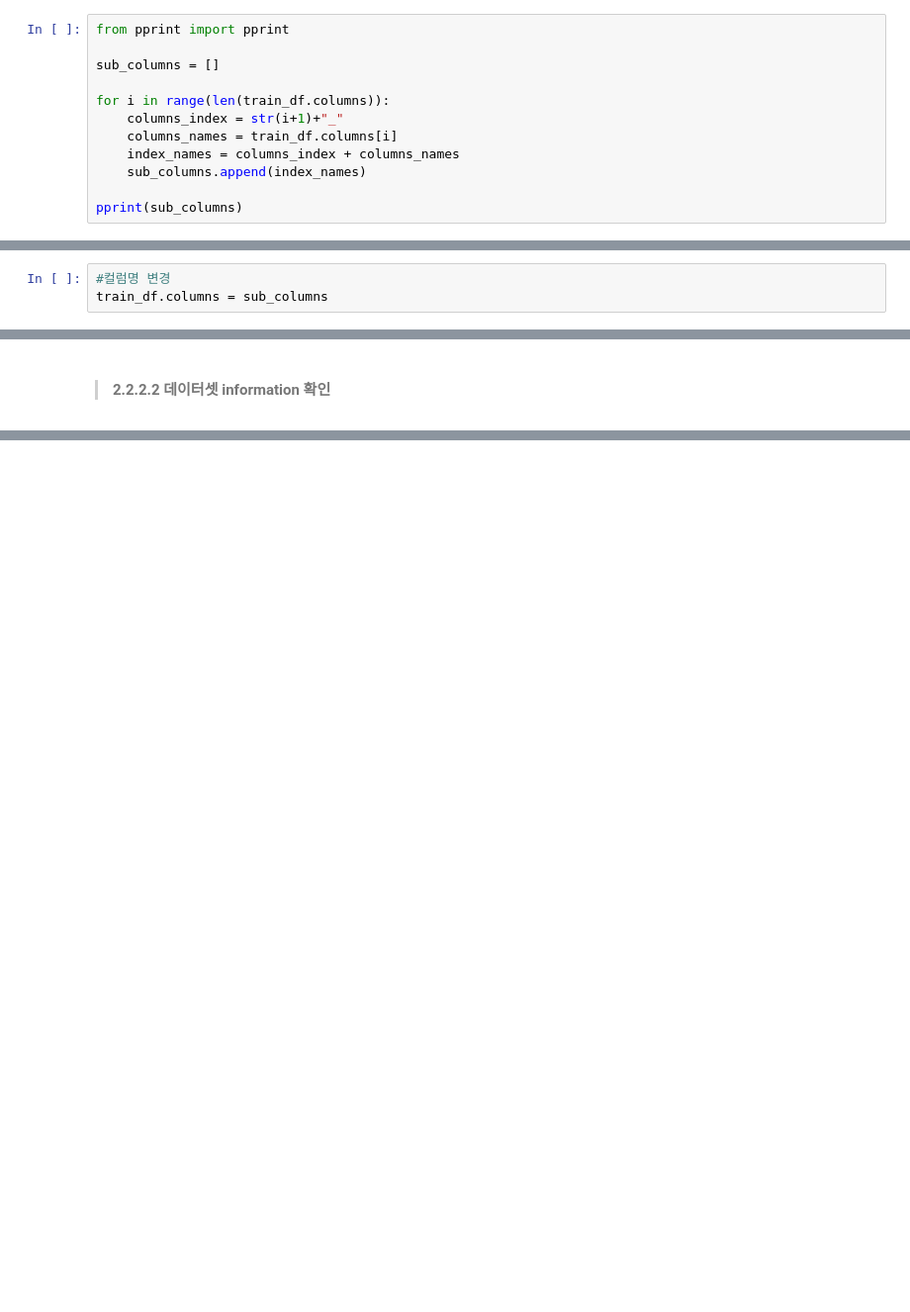
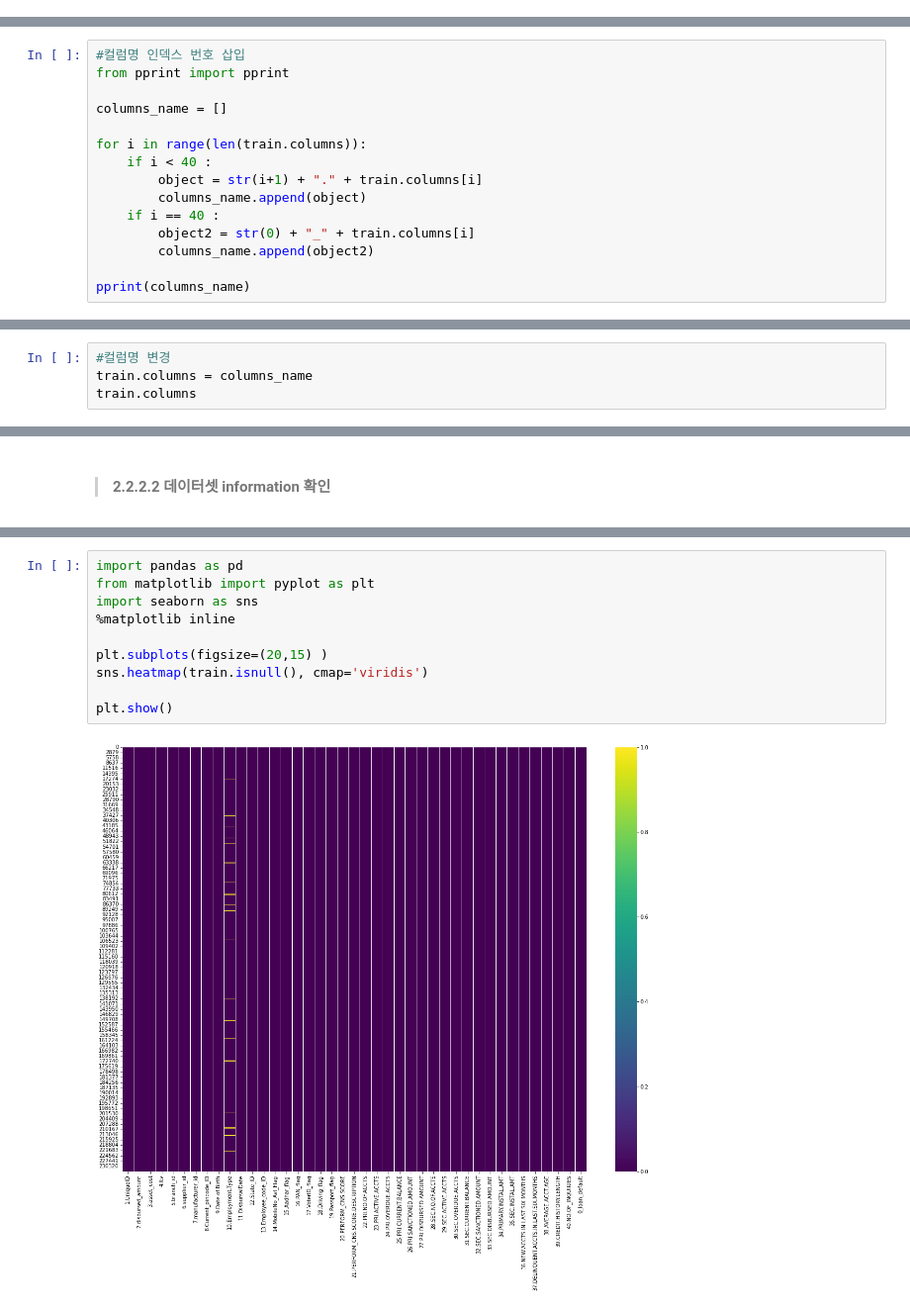
Before and after one commit to countifs/kaggle, a Jupyter notebook: L&T_Vehicle_Loan_Default_Prediction.ipynb, the cells around one changed output, grey strips where cells are left out. Shown at 99% size. Drawn from its saved outputs; the diff is of its cells as text; blank space fills up the shorter version.

```diff
--- a/L&T_Vehicle_Loan_Default_Prediction.ipynb
+++ b/L&T_Vehicle_Loan_Default_Prediction.ipynb
@@ -201,14 +222,2 @@ Index(['UniqueID', 'disbursed_amount', 'asset_cost', 'ltv', 'branch_id',
 # %% [markdown]
  > #### **2.2.2.1 컬럼명 인덱스 번호 삽입**
-# %%
-from pprint import pprint
-
-sub_columns = []
-
-for i in range(len(train_df.columns)):
-    columns_index = str(i+1)+"_"
-    columns_names = train_df.columns[i]
-    index_names = columns_index + columns_names
-    sub_columns.append(index_names)
-
-pprint(sub_columns)
@@ -232,0 +242,15 @@ pprint(sub_columns)
+# %%
+#컬럼명 인덱스 번호 삽입
+from pprint import pprint
+
+columns_name = []
+
+for i in range(len(train.columns)):
+    if i < 40 :
+        object = str(i+1) + "." + train.columns[i]
+        columns_name.append(object)
+    if i == 40 :
+        object2 = str(0) + "_" + train.columns[i]
+        columns_name.append(object2)
+
+pprint(columns_name)
@@ -233,3 +275,4 @@ pprint(sub_columns)
 # %%
 #컬럼명 변경
-train_df.columns = sub_columns
+train.columns = columns_name
+train.columns
@@ -278,0 +428,12 @@ train_df.describe()
+# %%
+import pandas as pd
+from matplotlib import pyplot as plt
+import seaborn as sns
+%matplotlib inline
+
+plt.subplots(figsize=(20,15) )
+sns.heatmap(train.isnull(), cmap='viridis')
+
+plt.show()
+# %% [output]
+[figure, added]
```
Also changed, not shown: parts of 58 cells of this notebook.
